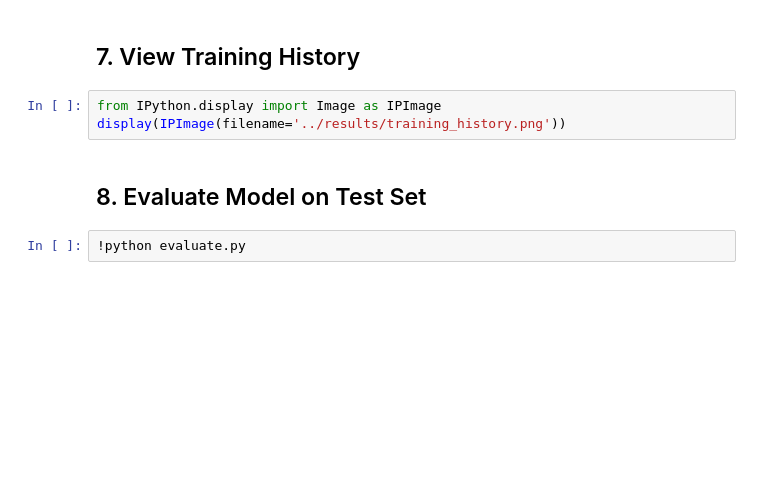
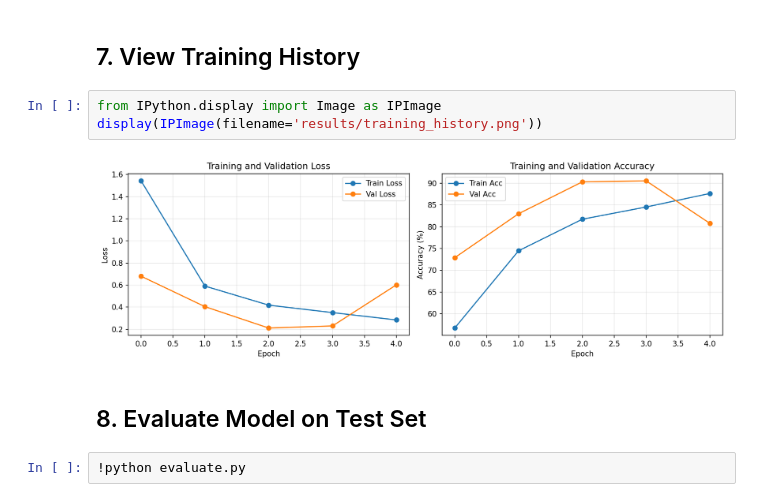
Before and after one commit to RadwanSusan/AI-shape-detector-model, a Jupyter notebook: shape_detector_colab.ipynb, the cells around one changed output. Cells and saved outputs as stored; diff of their text form; blank space fills up the shorter version.

```diff
--- a/shape_detector_colab.ipynb
+++ b/shape_detector_colab.ipynb
@@ -78,7 +137,9 @@ print("\n✓ Training complete!")
 ## 7. View Training History
 # %%
 from IPython.display import Image as IPImage
-display(IPImage(filename='../results/training_history.png'))
+display(IPImage(filename='results/training_history.png'))
+# %% [output]
+[figure, added]
 # %% [markdown]
 ## 8. Evaluate Model on Test Set
 # %%
```
Also changed, not shown: parts of 13 cells of this notebook.
